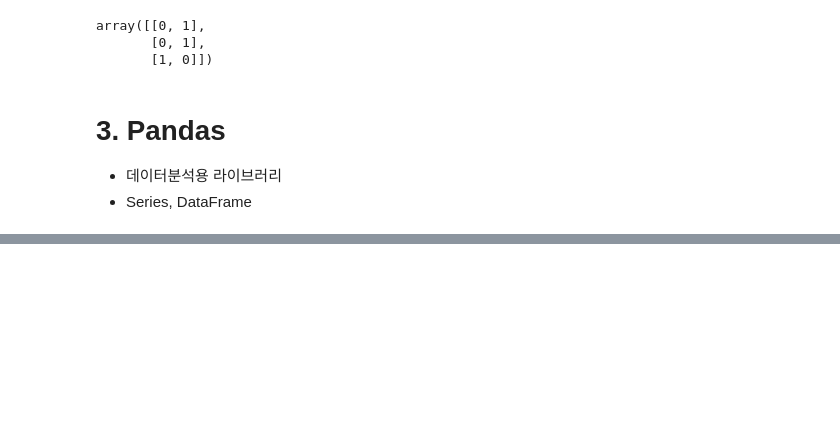
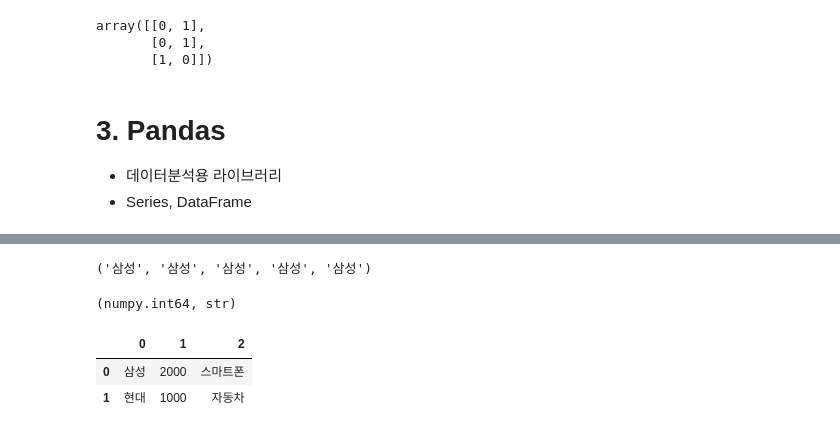
Before and after one commit to CraftyDragon678/study-bigdata, a Jupyter notebook: 00_시험대비/1학기 기말고사.ipynb, the cells around one changed output, grey strips where cells are left out. Cells and saved outputs as stored; diff of their text form; code cells hidden in the pictures; blank space fills up the shorter version.

```diff
--- a/00_시험대비/1학기 기말고사.ipynb
+++ b/00_시험대비/1학기 기말고사.ipynb
@@ -378,0 +671,14 @@ array([[0, 1],
+# %%
+df.values[0, 0], df.values[0][0], df[0][0], df.loc[0][0], df.loc[0, 0]
+# %% [output]
+('삼성', '삼성', '삼성', '삼성', '삼성')
+# %%
+type(df[1][0]), type(df[0][0])
+# %% [output]
+(numpy.int64, str)
+# %%
+df.head(2)
+# %% [output]
+|  | 0 | 1 | 2 |
+| 0 | 삼성 | 2000 | 스마트폰 |
+| 1 | 현대 | 1000 | 자동차 |
```
Also changed, not shown: parts of 49 cells of this notebook, 5 other files.
